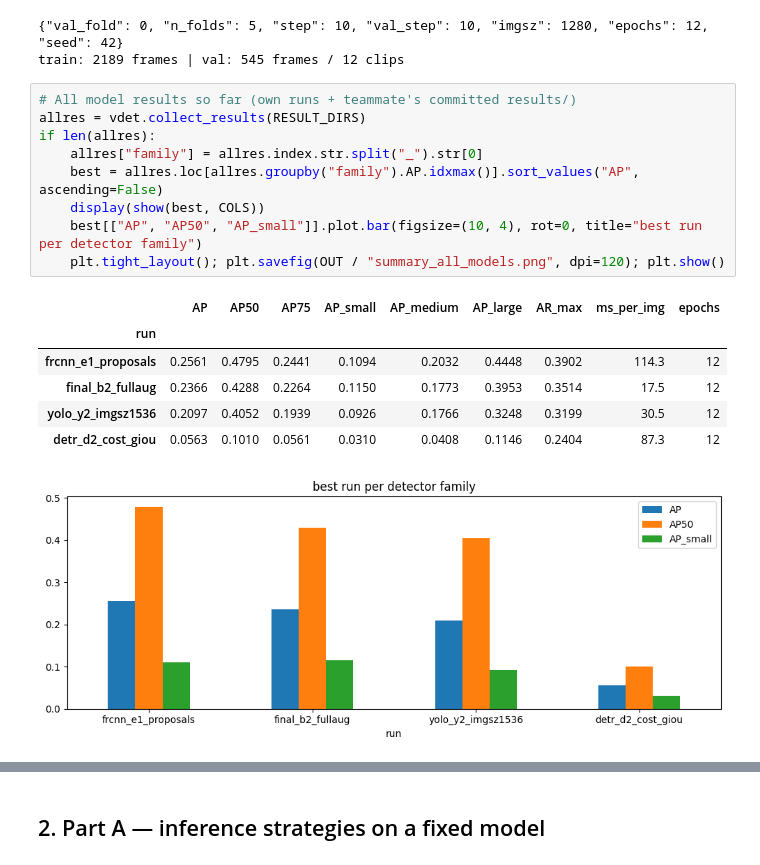
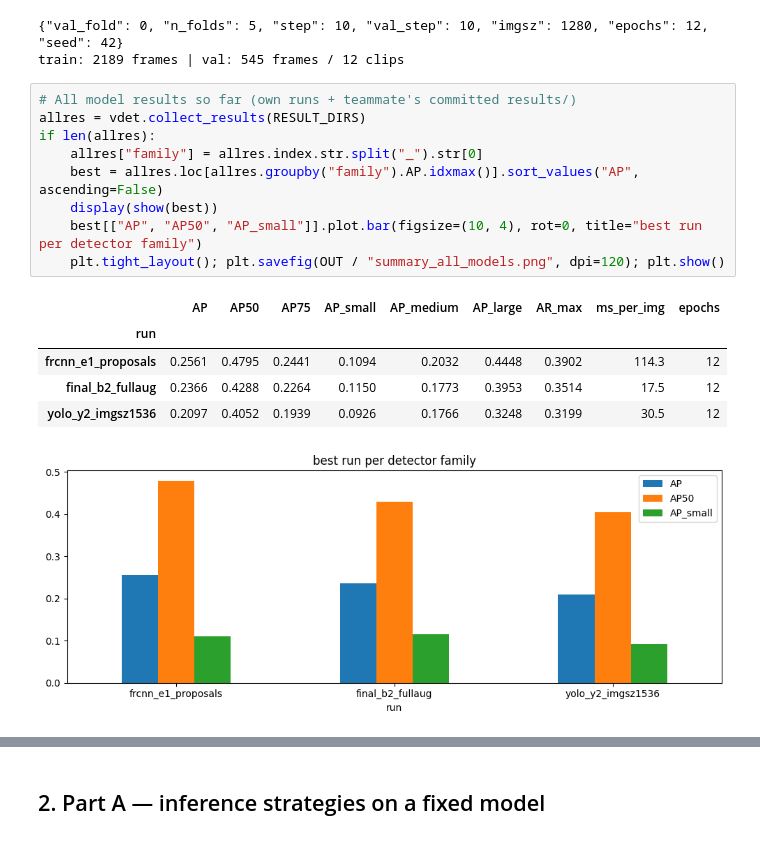
Before and after one commit to dd8ria/ai-hw2, a Jupyter notebook: notebooks/06_final_pipeline.ipynb, the cells around one changed output, grey strips where cells are left out. Saved outputs shown, nothing was run; the diff lists cells and outputs as text.

```diff
--- a/notebooks/06_final_pipeline.ipynb
+++ b/notebooks/06_final_pipeline.ipynb
@@ -62,17 +76,16 @@ train: 2189 frames | val: 545 frames / 12 clips
 # %%
 # All model results so far (own runs + teammate's committed results/)
 allres = vdet.collect_results(RESULT_DIRS)
 if len(allres):
     allres["family"] = allres.index.str.split("_").str[0]
     best = allres.loc[allres.groupby("family").AP.idxmax()].sort_values("AP", ascending=False)
-    display(show(best, COLS))
+    display(show(best))
     best[["AP", "AP50", "AP_small"]].plot.bar(figsize=(10, 4), rot=0, title="best run per detector family")
     plt.tight_layout(); plt.savefig(OUT / "summary_all_models.png", dpi=120); plt.show()
 # %% [output]
 |  | AP | AP50 | AP75 | AP_small | AP_medium | AP_large | AR_max | ms_per_img | epochs |
 | run |  |  |  |  |  |  |  |  |  |
 | frcnn_e1_proposals | 0.2561 | 0.4795 | 0.2441 | 0.1094 | 0.2032 | 0.4448 | 0.3902 | 114.3 | 12 |
 | final_b2_fullaug | 0.2366 | 0.4288 | 0.2264 | 0.1150 | 0.1773 | 0.3953 | 0.3514 | 17.5 | 12 |
 | yolo_y2_imgsz1536 | 0.2097 | 0.4052 | 0.1939 | 0.0926 | 0.1766 | 0.3248 | 0.3199 | 30.5 | 12 |
-| detr_d2_cost_giou | 0.0563 | 0.1010 | 0.0561 | 0.0310 | 0.0408 | 0.1146 | 0.2404 | 87.3 | 12 |
-[figure, old version]
+[figure, new version]
```
Also changed, not shown: parts of 20 cells of this notebook.
